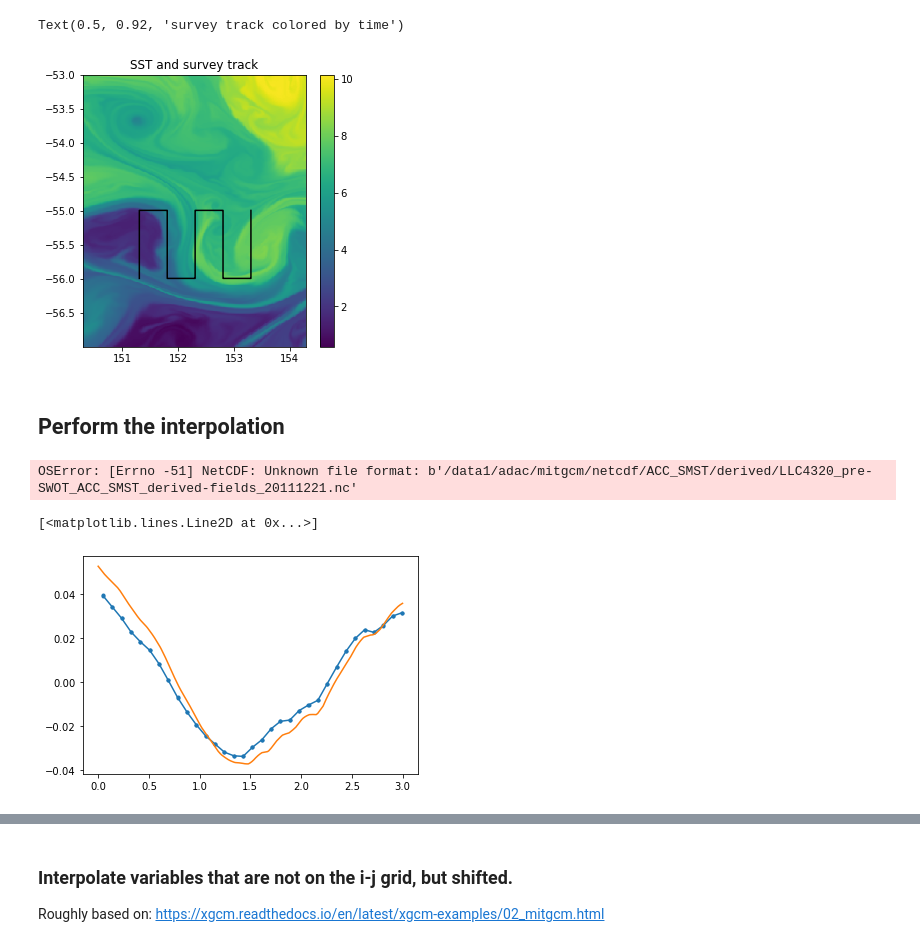
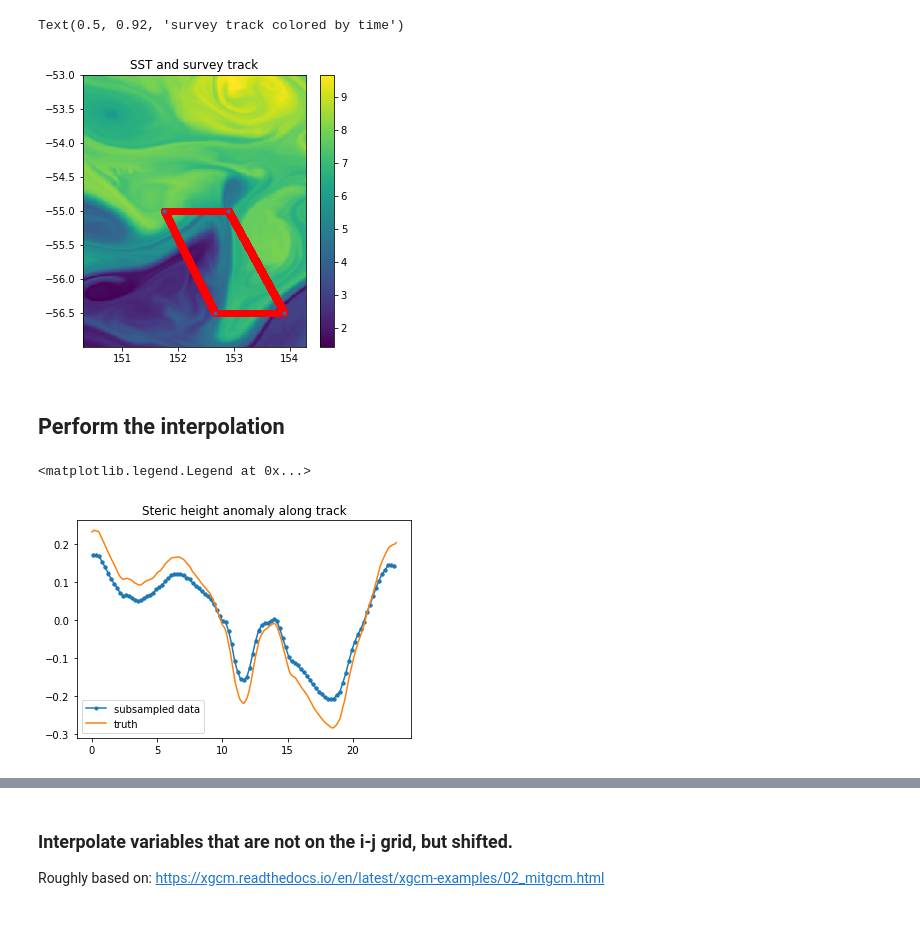
Before and after one commit to kdrushka/model-subsampling, a Jupyter notebook: final_project_updated.ipynb, the cells around one changed output, grey strips where cells are left out. Drawn from its saved outputs; the diff is of its cells as text; code cells hidden in the pictures.

Commit message:
add trajectory from file

```diff
--- a/final_project_updated.ipynb
+++ b/final_project_updated.ipynb
@@ -62,26 +61,27 @@ Based on [LLC4320](https://data.nas.nasa.gov/viz/vizdata/llc4320/index.html), th
 # MarmaraSea  LabradorSea  CapeBasin
 RegionName = 'ACC_SMST'
 
-# specify number of days to load
-ndays = 3
+# specify date range as start date & number of days.
+start_date = datetime.date(2012,1,1)
+ndays = 31
+ndays = 5
 
 # directory where data files are stored
 # datadir = './data/' # default is ./data
 datadir = '/data1/adac/mitgcm/netcdf/' + RegionName +'/'
 # %%
 ## Load all model data files
-
-# filenames:
-target_files = [f"{datadir}LLC4320_pre-SWOT_{RegionName}_201112{day}.nc" for day in range(21,21+3)] # list target files
+date_list = [start_date + datetime.timedelta(days=x) for x in range(ndays)]
+target_files = [f'{datadir}LLC4320_pre-SWOT_{RegionName}_{date_list[n].strftime("%Y%m%d")}.nc' for n in range(ndays)] # list target files
 ds = xr.open_mfdataset(target_files, parallel=True)
 # %%
 # load the derived fields (made with compute_model_derived_fields.ipynb) for the same times
-# again, could do this more cleanly - check to make sure the filenames overlap with the files already in dss
+# NOTE: could do this more cleanly - check to make sure the filenames overlap with the files already in dss
 derivedir = datadir + 'derived/'
-derived_files = [f"{derivedir}LLC4320_pre-SWOT_{RegionName}_derived-fields_201112{day}.nc" for day in range(21,21+3)] # list target files
+derived_files = [f'{derivedir}LLC4320_pre-SWOT_{RegionName}_derived-fields_{date_list[n].strftime("%Y%m%d")}.nc' for n in range(ndays)] # list target files
 derived_files
 dsd = xr.open_mfdataset(derived_files)
-# # merge the derived and raw data
+# merge the derived and raw data
 ds = ds.merge(dsd)
 # %%
 ## Change time from datetime to integer to make life easier
@@ -119,4 +119,7 @@ Use the `SAMPLING_STRATEGY` variable to select whether you want to sample the mo
 # %%
 ## Set sampling strategy
-SAMPLING_STRATEGY = 'sim_uctd'
+SAMPLING_STRATEGY = 'trajectory_file'
+
+# specify trajectory file (if SAMPLING_STRATEGY = 'trajectory_file')
+trajectory_file = 'data/survey_trajectory_ACC_SMST_glider.nc'
 # %% [markdown]
@@ -314,12 +381,13 @@ Text(0.5, 0.92, 'survey track colored by time')
 %matplotlib inline
 plt.figure(figsize=(5,5))
 plt.pcolormesh(X,Y,ds.Theta.isel(k=0, time=0).values, shading='auto')
-plt.plot(xs, ys, c='k')
+plt.plot(xs, ys, 'o', c='r')
+plt.plot(xwaypoints, ywaypoints,'.')
 plt.title('SST and survey track')
 plt.colorbar()
 plt.show()
 # %% [output]
-[figure, old version]
+[figure, new version]
 # %% [markdown]
 ## Perform the interpolation
 # %%
@@ -339,26 +407,22 @@ subsampled_data['lat']=survey_track.lat
 subsampled_data['dep']=survey_track.dep
 subsampled_data['time']=survey_track.time
 # %%
-# 2-d interpolation of steric height "truth" - just along the glider track, full depth interpolation
-# sh_true = subsampled_data.steric_height.isel(k=-1)
-survey_indices_2d =  survey_indices.drop_vars('k')
-sh_true = ds.steric_height.isel(k=-1).interp(survey_indices_2d)
-sh_true.plot(x='time')
+# 2-d interpolation of steric height "truth" - just along the surevy track, full depth interpolation
+survey_indices_2d =  survey_indices.drop_vars('k') # create 2-d survey track by removing the depth dimension
+sh_true = ds.steric_height.isel(k=-1).interp(survey_indices_2d) # interpolate full-depth SH (last value of dep, i.e., k=-1) to the 2-d track
-# %% [output]
-OSError: [Errno -51] NetCDF: Unknown file format: b'/data1/adac/mitgcm/netcdf/ACC_SMST/derived/LLC4320_pre-SWOT_ACC_SMST_derived-fields_20111221.nc'
 # %%
-# this compares the TRUE steric height (sh_true) and some weird subsampled steric height
-# that is basically SH integrated from the deepest sampling depth
-# ... which is effectively what you'd get from intergrating over the observations, but not
-# a realistc way to calculate that
-# - instead, it would make more sense to compute steric from the subsampled T/S profiles...
-# though that may be complicated as it will require separating those into profiles first
-# - so maybe this is the best?
+# plot comparing the TRUE steric height (sh_true) and subsampled steric height
+# which is computed as SH integrated from the deepest sampling depth
+# (one value per profile/timestep)
+
+# get index of the deepest sampling depths
 i = ( subsampled_data.dep.values == subsampled_data.dep.values.min() )
 # could instead use where, e.g.
 # subsampled_data.steric_height.where(subsampled_data.dep == subsampled_data.dep.min()).plot()
 plt.plot(subsampled_data.time.values[i], subsampled_data.steric_height.values[i] - subsampled_data.steric_height.values[i].mean(),'.-')
 plt.plot(sh_true.time, sh_true.values - sh_true.values.mean())
+plt.title('Steric height anomaly along track')
+plt.legend(['subsampled data','truth'])
 # %% [output]
-[<matplotlib.lines.Line2D at 0x...>]
+<matplotlib.legend.Legend at 0x...>
-[figure, old version]
+[figure, new version]
```
Also changed, not shown: parts of 17 cells of this notebook.
